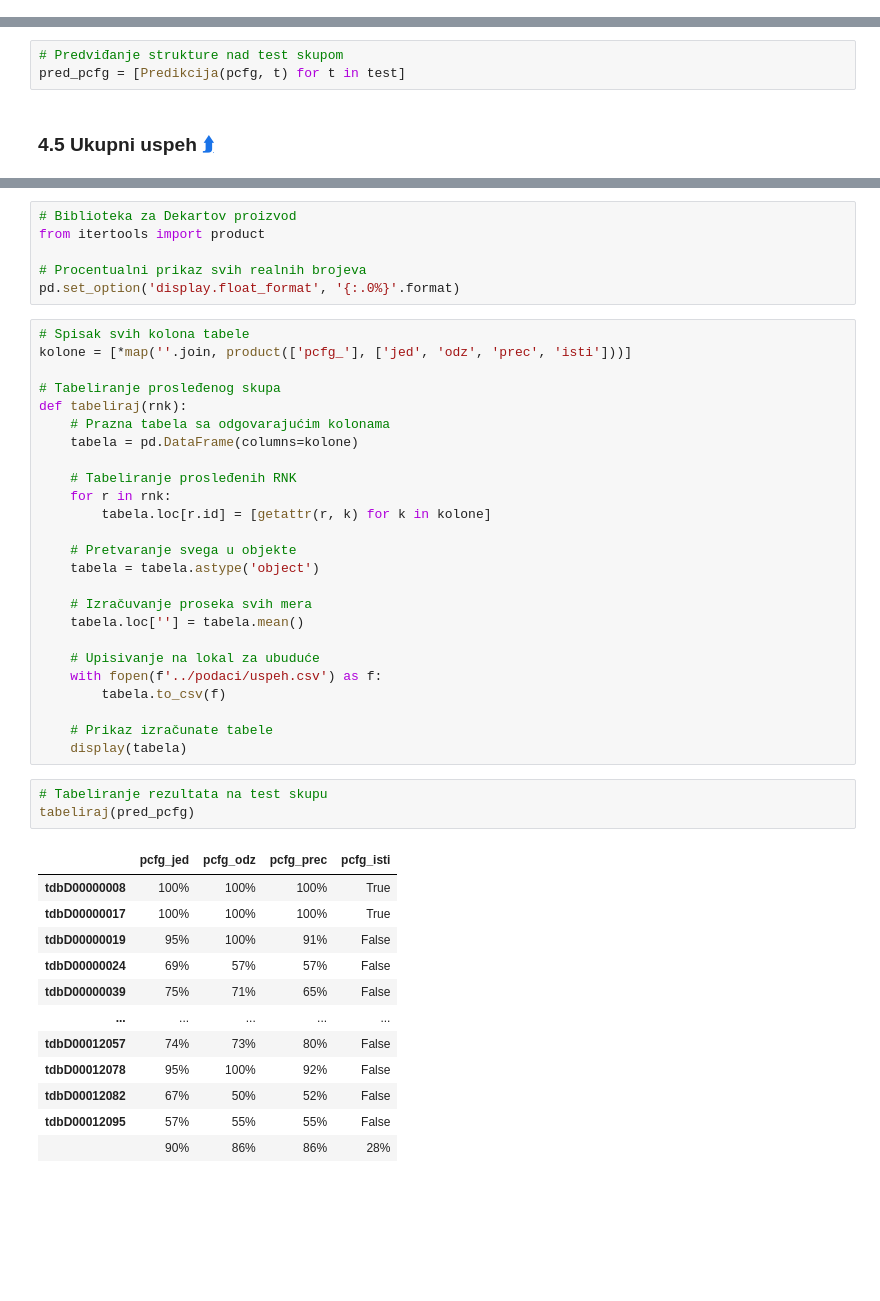
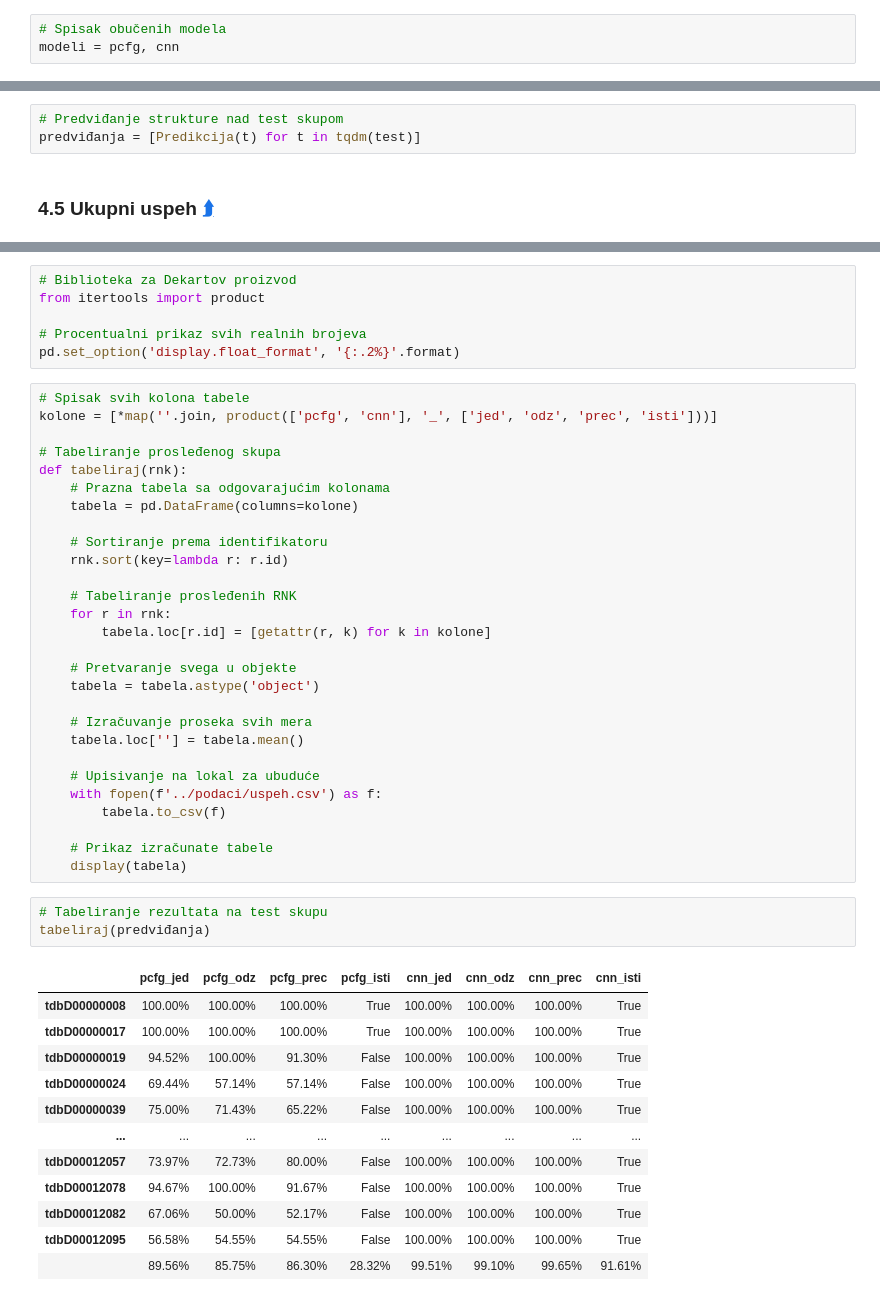
Before and after one commit to matfija/Duboka-struktura-RNK, a Jupyter notebook: sveska/Duboka_struktura_RNK.ipynb, the cells around one changed output, grey strips where cells are left out. Saved outputs shown, nothing was run; the diff lists cells and outputs as text; blank space fills up the shorter version.

```diff
--- a/sveska/Duboka_struktura_RNK.ipynb
+++ b/sveska/Duboka_struktura_RNK.ipynb
@@ -1304,3 +1594,6 @@ def fopen(datoteka):
+# %%
+# Spisak obučenih modela
+modeli = pcfg, cnn
 # %%
 # Enkapsulacija predviđanja
 class Predikcija:
@@ -1400,6 +1733,6 @@ U nastavku je predviđena struktura svake sekvence iz skupa za test, kao i saču
 # %%
 # Predviđanje strukture nad test skupom
-pred_pcfg = [Predikcija(pcfg, t) for t in test]
+predviđanja = [Predikcija(t) for t in tqdm(test)]
 # %% [markdown]
 ### 4.5 Ukupni uspeh [⮭]<a id="par:rez"></a>
 
@@ -1411,15 +1744,18 @@ Kako su sada određena sva predviđanja i izračunate sve mere, mogu se zajedno
 from itertools import product
 
 # Procentualni prikaz svih realnih brojeva
-pd.set_option('display.float_format', '{:.0%}'.format)
+pd.set_option('display.float_format', '{:.2%}'.format)
 # %%
 # Spisak svih kolona tabele
-kolone = [*map(''.join, product(['pcfg_'], ['jed', 'odz', 'prec', 'isti']))]
+kolone = [*map(''.join, product(['pcfg', 'cnn'], '_', ['jed', 'odz', 'prec', 'isti']))]
 
 # Tabeliranje prosleđenog skupa
 def tabeliraj(rnk):
     # Prazna tabela sa odgovarajućim kolonama
     tabela = pd.DataFrame(columns=kolone)
+
+    # Sortiranje prema identifikatoru
+    rnk.sort(key=lambda r: r.id)
 
     # Tabeliranje prosleđenih RNK
     for r in rnk:
@@ -1439,17 +1775,17 @@ def tabeliraj(rnk):
     display(tabela)
 # %%
 # Tabeliranje rezultata na test skupu
-tabeliraj(pred_pcfg)
+tabeliraj(predviđanja)
 # %% [output]
-|  | pcfg_jed | pcfg_odz | pcfg_prec | pcfg_isti |
-| tdbD00000008 | 100% | 100% | 100% | True |
-| tdbD00000017 | 100% | 100% | 100% | True |
-| tdbD00000019 | 95% | 100% | 91% | False |
-| tdbD00000024 | 69% | 57% | 57% | False |
-| tdbD00000039 | 75% | 71% | 65% | False |
-| ... | ... | ... | ... | ... |
-| tdbD00012057 | 74% | 73% | 80% | False |
-| tdbD00012078 | 95% | 100% | 92% | False |
-| tdbD00012082 | 67% | 50% | 52% | False |
-| tdbD00012095 | 57% | 55% | 55% | False |
-|  | 90% | 86% | 86% | 28% |
+|  | pcfg_jed | pcfg_odz | pcfg_prec | pcfg_isti | cnn_jed | cnn_odz | cnn_prec | cnn_isti |
+| tdbD00000008 | 100.00% | 100.00% | 100.00% | True | 100.00% | 100.00% | 100.00% | True |
+| tdbD00000017 | 100.00% | 100.00% | 100.00% | True | 100.00% | 100.00% | 100.00% | True |
+| tdbD00000019 | 94.52% | 100.00% | 91.30% | False | 100.00% | 100.00% | 100.00% | True |
+| tdbD00000024 | 69.44% | 57.14% | 57.14% | False | 100.00% | 100.00% | 100.00% | True |
+| tdbD00000039 | 75.00% | 71.43% | 65.22% | False | 100.00% | 100.00% | 100.00% | True |
+| ... | ... | ... | ... | ... | ... | ... | ... | ... |
+| tdbD00012057 | 73.97% | 72.73% | 80.00% | False | 100.00% | 100.00% | 100.00% | True |
+| tdbD00012078 | 94.67% | 100.00% | 91.67% | False | 100.00% | 100.00% | 100.00% | True |
+| tdbD00012082 | 67.06% | 50.00% | 52.17% | False | 100.00% | 100.00% | 100.00% | True |
+| tdbD00012095 | 56.58% | 54.55% | 54.55% | False | 100.00% | 100.00% | 100.00% | True |
+|  | 89.56% | 85.75% | 86.30% | 28.32% | 99.51% | 99.10% | 99.65% | 91.61% |
```
Also changed, not shown: parts of 43 cells of this notebook, 4 other files.
